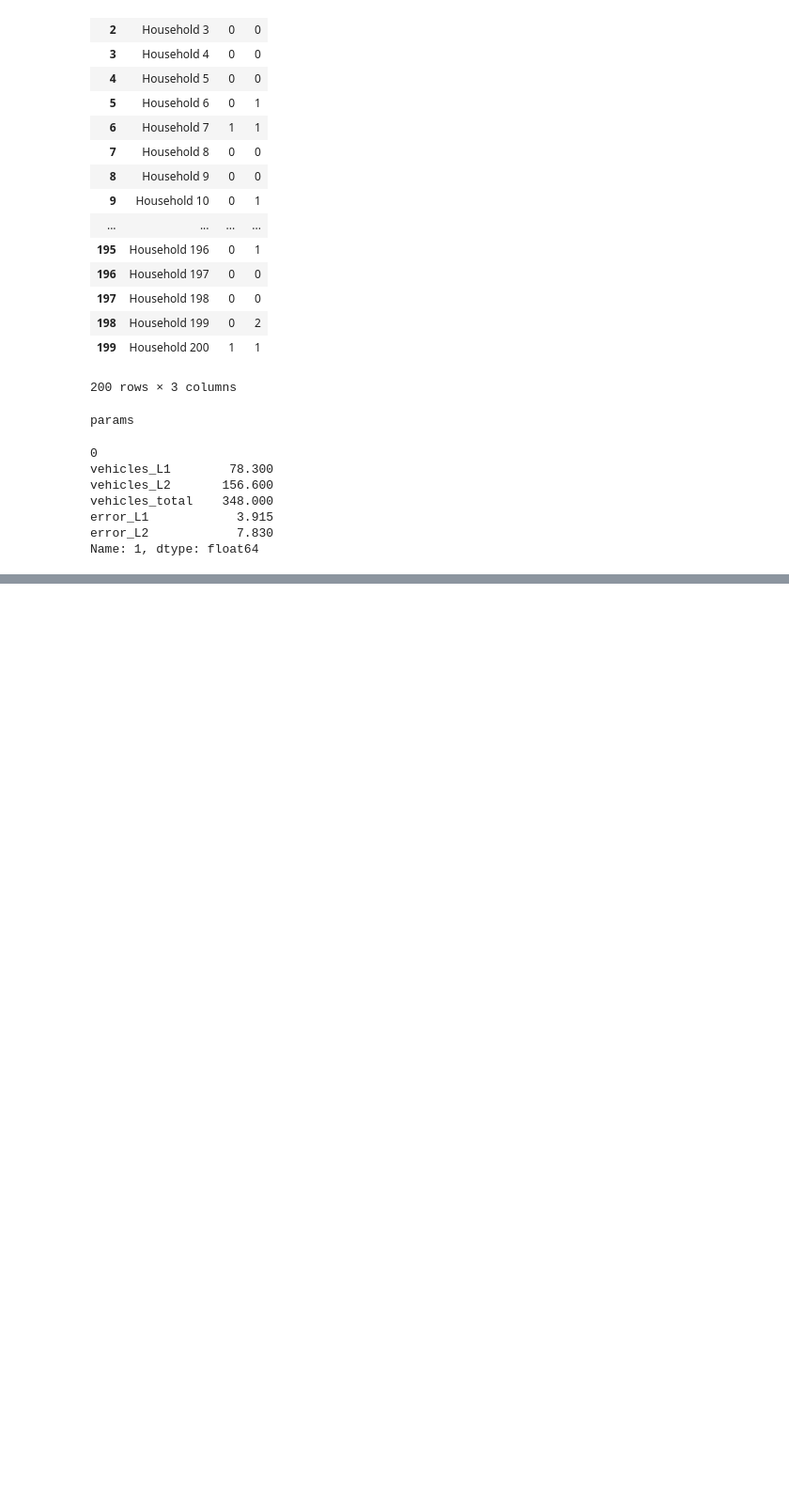
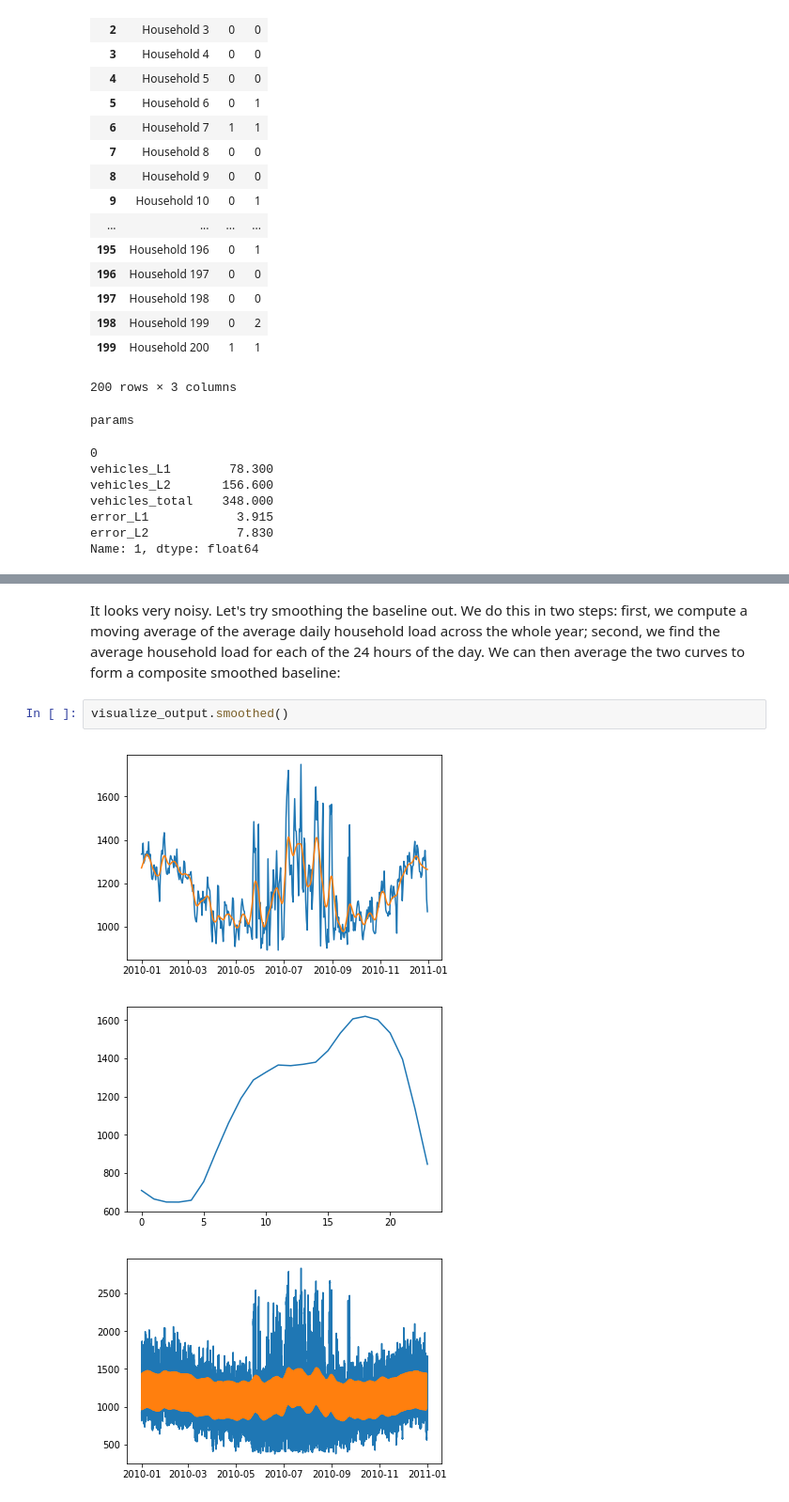
Before and after one commit to GabrielKS/EV_Load_Disambiguation, a Jupyter notebook: EV Load Disambiguation Demo.ipynb, the cells around one changed output, grey strips where cells are left out. Shown at 94% size. Cells and saved outputs as stored; diff of their text form; blank space fills up the shorter version.

```diff
--- a/EV Load Disambiguation Demo.ipynb
+++ b/EV Load Disambiguation Demo.ipynb
@@ -152,0 +279,8 @@ class Predictor(ABC):
+# %% [markdown]
+It looks very noisy. Let's try smoothing the baseline out. We do this in two steps: first, we compute a moving average of the average daily household load across the whole year; second, we find the average household load for each of the 24 hours of the day. We can then average the two curves to form a composite smoothed baseline:
+# %%
+visualize_output.smoothed()
+# %% [output]
+[figure, added]
+[figure, added]
+[figure, added]
```
Also changed, not shown: parts of 40 cells of this notebook, 6 other files.
